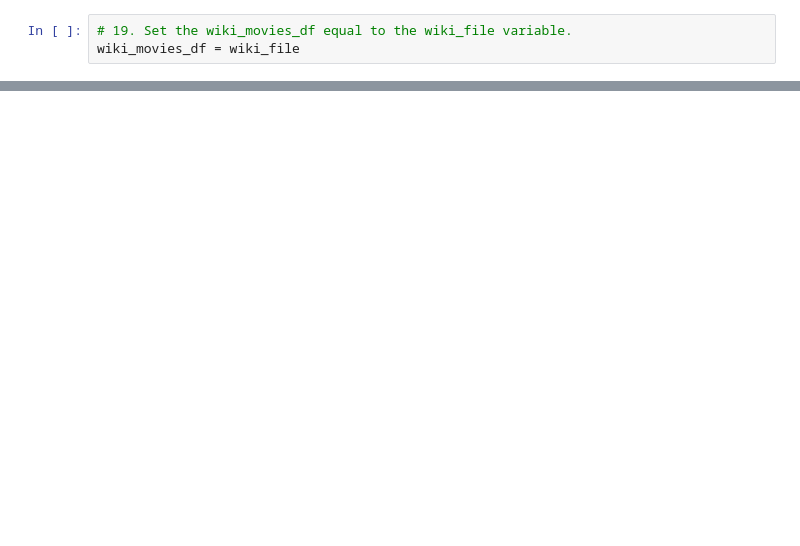
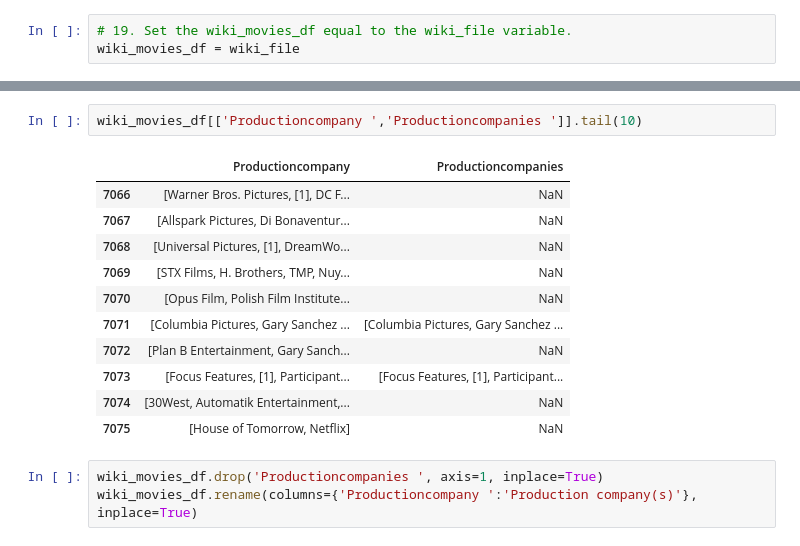
Before and after one commit to aseo67/Movies-ETL, a Jupyter notebook: ETL_clean_wiki_movies.ipynb, the cells around one changed output, grey strips where cells are left out. Cells and saved outputs as stored; diff of their text form; blank space fills up the shorter version.

```diff
--- a/ETL_clean_wiki_movies.ipynb
+++ b/ETL_clean_wiki_movies.ipynb
@@ -103,0 +220,17 @@ wiki_movies_df.columns.to_list()
+# %%
+wiki_movies_df[['Productioncompany ','Productioncompanies ']].tail(10)
+# %% [output]
+|  | Productioncompany | Productioncompanies |
+| 7066 | [Warner Bros. Pictures, [1], DC F... | NaN |
+| 7067 | [Allspark Pictures, Di Bonaventur... | NaN |
+| 7068 | [Universal Pictures, [1], DreamWo... | NaN |
+| 7069 | [STX Films, H. Brothers, TMP, Nuy... | NaN |
+| 7070 | [Opus Film, Polish Film Institute... | NaN |
+| 7071 | [Columbia Pictures, Gary Sanchez ... | [Columbia Pictures, Gary Sanchez ... |
+| 7072 | [Plan B Entertainment, Gary Sanch... | NaN |
+| 7073 | [Focus Features, [1], Participant... | [Focus Features, [1], Participant... |
+| 7074 | [30West, Automatik Entertainment,... | NaN |
+| 7075 | [House of Tomorrow, Netflix] | NaN |
+# %%
+wiki_movies_df.drop('Productioncompanies ', axis=1, inplace=True)
+wiki_movies_df.rename(columns={'Productioncompany ':'Production company(s)'}, inplace=True)
```
Also changed, not shown: parts of 12 cells of this notebook.
